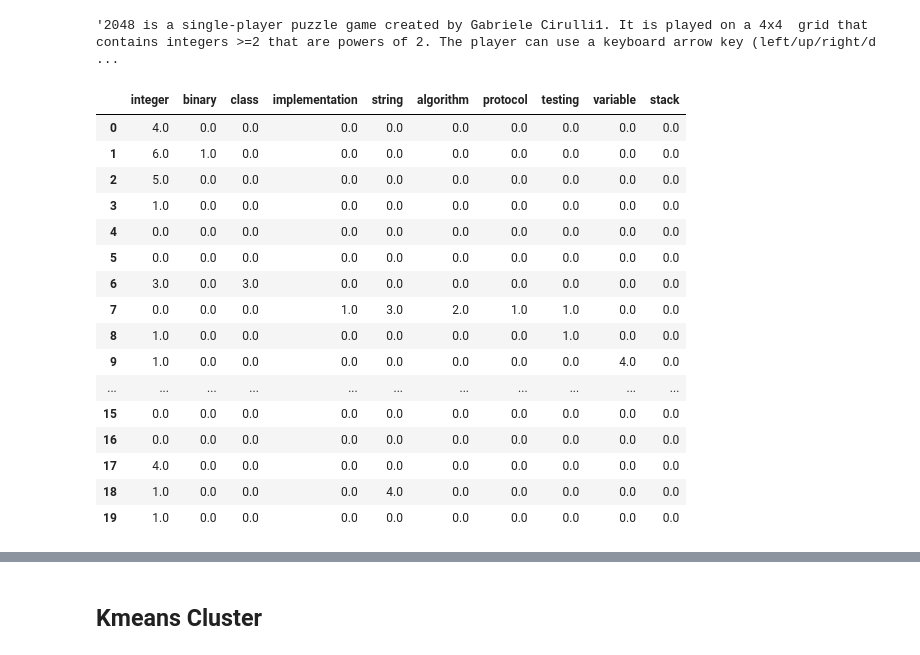
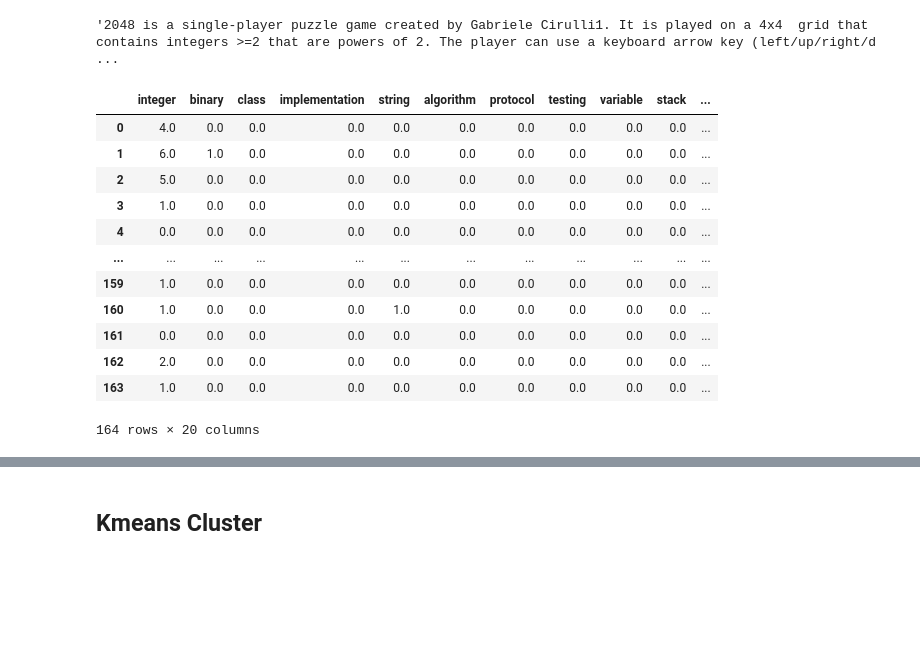
Before and after one commit to jobrooks/Solving-Coding-Problems-With-Machine-Learning, a Jupyter notebook: Analysis.ipynb, the cells around one changed output, grey strips where cells are left out. Saved outputs shown, nothing was run; the diff lists cells and outputs as text; code cells hidden in the pictures; blank space fills up the shorter version.

```diff
--- a/Analysis.ipynb
+++ b/Analysis.ipynb
@@ -167,47 +169,43 @@ all_problems[0]
 # %%
  # Look into another filter for words that are important
 data = []
 terms = set()
 with open("programming_terms.txt", "r") as file:
     for line in file:
         # Split the line into terms using comma as delimiter
         term_list = line.strip().lower().split(',')
         # Add each term to the set
         for term in term_list:
             terms.add(term.strip())
 
-for problem in all_problems[:20]:
+for problem in all_problems:
         doc = nlp(problem)
         # Extract keywords (nouns and verbs) excluding stopwords
         keywords = [token.text.lower() for token in doc if token.text.lower() not in STOP_WORDS
                     and token.text.lower() in terms
                     and token.pos_ not in ['SYM', 'PUNCT', 'SPACE', 'X']]
         # Count the frequency of each keyword
         keyword_freq = Counter(keywords)
         # Print the top keywords and their frequencies
         data.append(keyword_freq)
 
 df = pd.DataFrame(data)
 df = df.fillna(0)
 df
 # %% [output]
-|  | integer | binary | class | implementation | string | algorithm | protocol | testing | variable | stack |
-| 0 | 4.0 | 0.0 | 0.0 | 0.0 | 0.0 | 0.0 | 0.0 | 0.0 | 0.0 | 0.0 |
-| 1 | 6.0 | 1.0 | 0.0 | 0.0 | 0.0 | 0.0 | 0.0 | 0.0 | 0.0 | 0.0 |
-| 2 | 5.0 | 0.0 | 0.0 | 0.0 | 0.0 | 0.0 | 0.0 | 0.0 | 0.0 | 0.0 |
-| 3 | 1.0 | 0.0 | 0.0 | 0.0 | 0.0 | 0.0 | 0.0 | 0.0 | 0.0 | 0.0 |
-| 4 | 0.0 | 0.0 | 0.0 | 0.0 | 0.0 | 0.0 | 0.0 | 0.0 | 0.0 | 0.0 |
-| 5 | 0.0 | 0.0 | 0.0 | 0.0 | 0.0 | 0.0 | 0.0 | 0.0 | 0.0 | 0.0 |
-| 6 | 3.0 | 0.0 | 3.0 | 0.0 | 0.0 | 0.0 | 0.0 | 0.0 | 0.0 | 0.0 |
-| 7 | 0.0 | 0.0 | 0.0 | 1.0 | 3.0 | 2.0 | 1.0 | 1.0 | 0.0 | 0.0 |
-| 8 | 1.0 | 0.0 | 0.0 | 0.0 | 0.0 | 0.0 | 0.0 | 1.0 | 0.0 | 0.0 |
-| 9 | 1.0 | 0.0 | 0.0 | 0.0 | 0.0 | 0.0 | 0.0 | 0.0 | 4.0 | 0.0 |
-| ... | ... | ... | ... | ... | ... | ... | ... | ... | ... | ... |
-| 15 | 0.0 | 0.0 | 0.0 | 0.0 | 0.0 | 0.0 | 0.0 | 0.0 | 0.0 | 0.0 |
-| 16 | 0.0 | 0.0 | 0.0 | 0.0 | 0.0 | 0.0 | 0.0 | 0.0 | 0.0 | 0.0 |
-| 17 | 4.0 | 0.0 | 0.0 | 0.0 | 0.0 | 0.0 | 0.0 | 0.0 | 0.0 | 0.0 |
-| 18 | 1.0 | 0.0 | 0.0 | 0.0 | 4.0 | 0.0 | 0.0 | 0.0 | 0.0 | 0.0 |
-| 19 | 1.0 | 0.0 | 0.0 | 0.0 | 0.0 | 0.0 | 0.0 | 0.0 | 0.0 | 0.0 |
+|  | integer | binary | class | implementation | string | algorithm | protocol | testing | variable | stack | ... |
+| 0 | 4.0 | 0.0 | 0.0 | 0.0 | 0.0 | 0.0 | 0.0 | 0.0 | 0.0 | 0.0 | ... |
+| 1 | 6.0 | 1.0 | 0.0 | 0.0 | 0.0 | 0.0 | 0.0 | 0.0 | 0.0 | 0.0 | ... |
+| 2 | 5.0 | 0.0 | 0.0 | 0.0 | 0.0 | 0.0 | 0.0 | 0.0 | 0.0 | 0.0 | ... |
+| 3 | 1.0 | 0.0 | 0.0 | 0.0 | 0.0 | 0.0 | 0.0 | 0.0 | 0.0 | 0.0 | ... |
+| 4 | 0.0 | 0.0 | 0.0 | 0.0 | 0.0 | 0.0 | 0.0 | 0.0 | 0.0 | 0.0 | ... |
+| ... | ... | ... | ... | ... | ... | ... | ... | ... | ... | ... | ... |
+| 159 | 1.0 | 0.0 | 0.0 | 0.0 | 0.0 | 0.0 | 0.0 | 0.0 | 0.0 | 0.0 | ... |
+| 160 | 1.0 | 0.0 | 0.0 | 0.0 | 1.0 | 0.0 | 0.0 | 0.0 | 0.0 | 0.0 | ... |
+| 161 | 0.0 | 0.0 | 0.0 | 0.0 | 0.0 | 0.0 | 0.0 | 0.0 | 0.0 | 0.0 | ... |
+| 162 | 2.0 | 0.0 | 0.0 | 0.0 | 0.0 | 0.0 | 0.0 | 0.0 | 0.0 | 0.0 | ... |
+| 163 | 1.0 | 0.0 | 0.0 | 0.0 | 0.0 | 0.0 | 0.0 | 0.0 | 0.0 | 0.0 | ... |
+164 rows × 20 columns
 # %%
 # Do all textstat readability and find best features from them
 with open("output.csv", mode="w", newline='') as csvfile:
```
Also changed, not shown: parts of 9 cells of this notebook.
